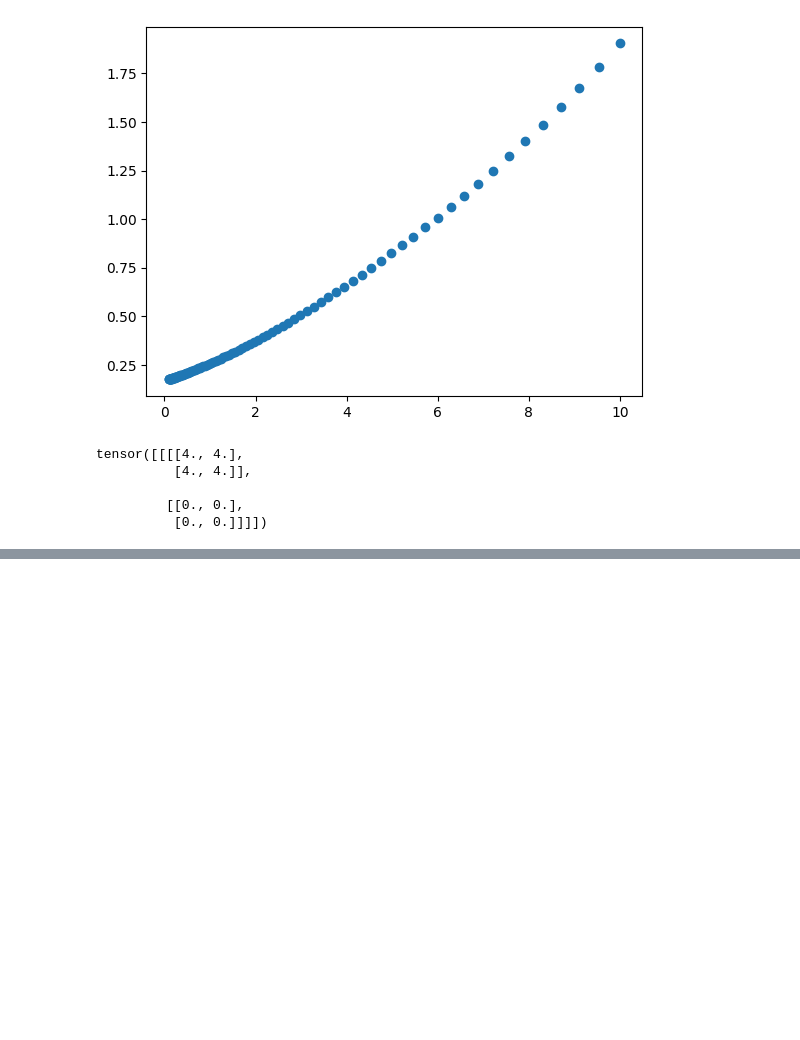
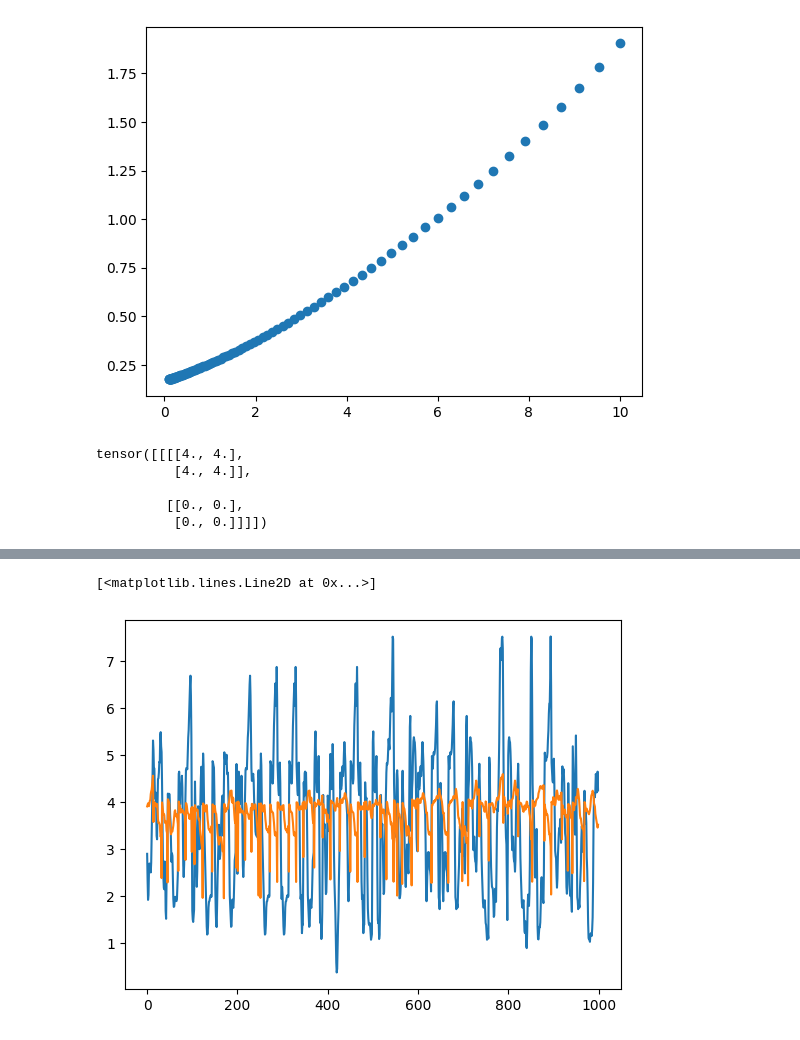
Before and after one commit to ymetz/multi-type-feedback, a Jupyter notebook: rlhf/Analyze_Generated_Feedback.ipynb, the cells around one changed output, grey strips where cells are left out. Cells and saved outputs as stored; diff of their text form; code cells hidden in the pictures; blank space fills up the shorter version.

```diff
--- a/rlhf/Analyze_Generated_Feedback.ipynb
+++ b/rlhf/Analyze_Generated_Feedback.ipynb
@@ -368,0 +432,6 @@ plt.show()
+# %%
+plt.plot(opt_gaps[:1000])
+plt.plot(rews[:1000]+3)
+# %% [output]
+[<matplotlib.lines.Line2D at 0x...>]
+[figure, added]
```
Also changed, not shown: parts of 5 cells of this notebook, 6 other files.
